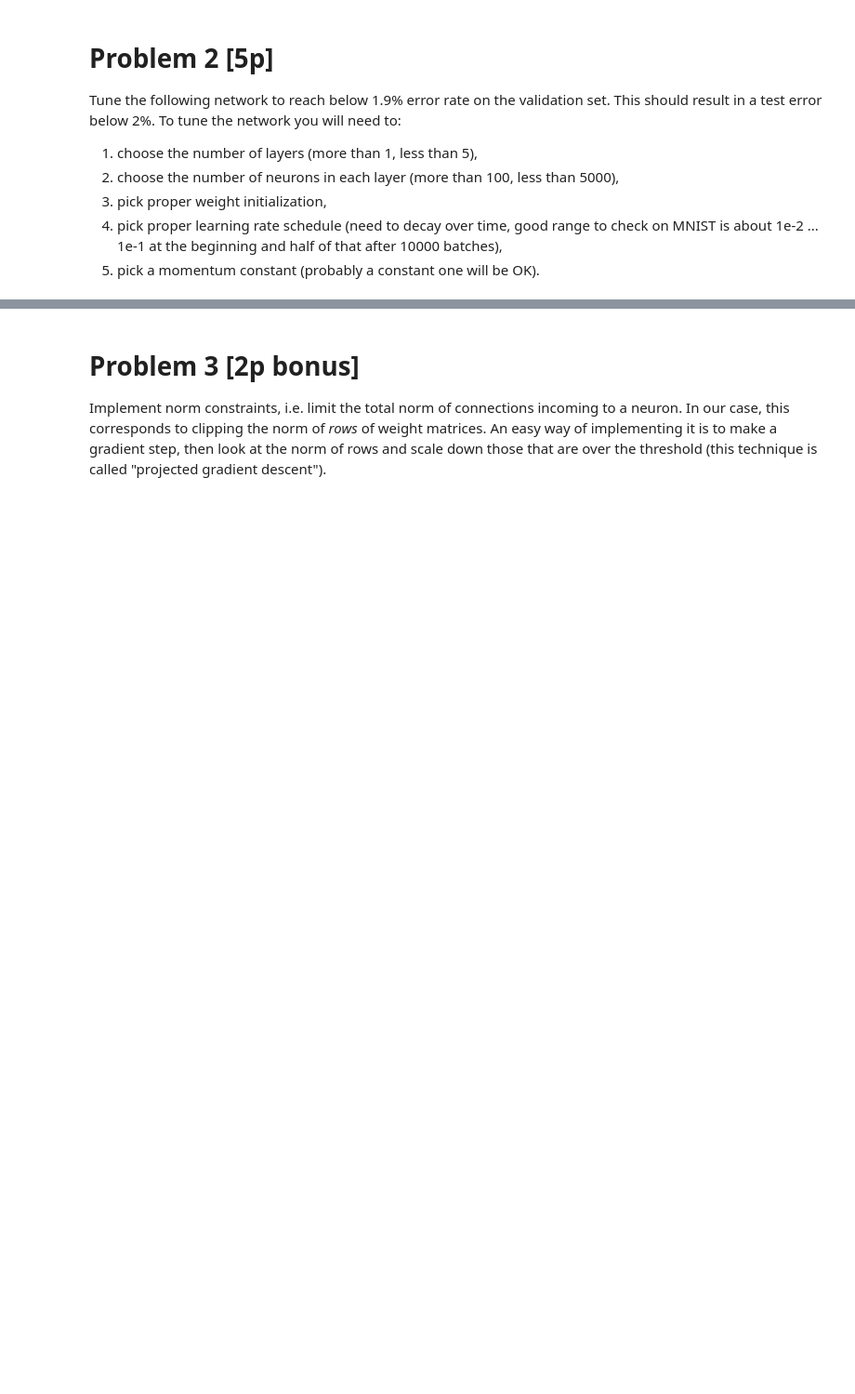
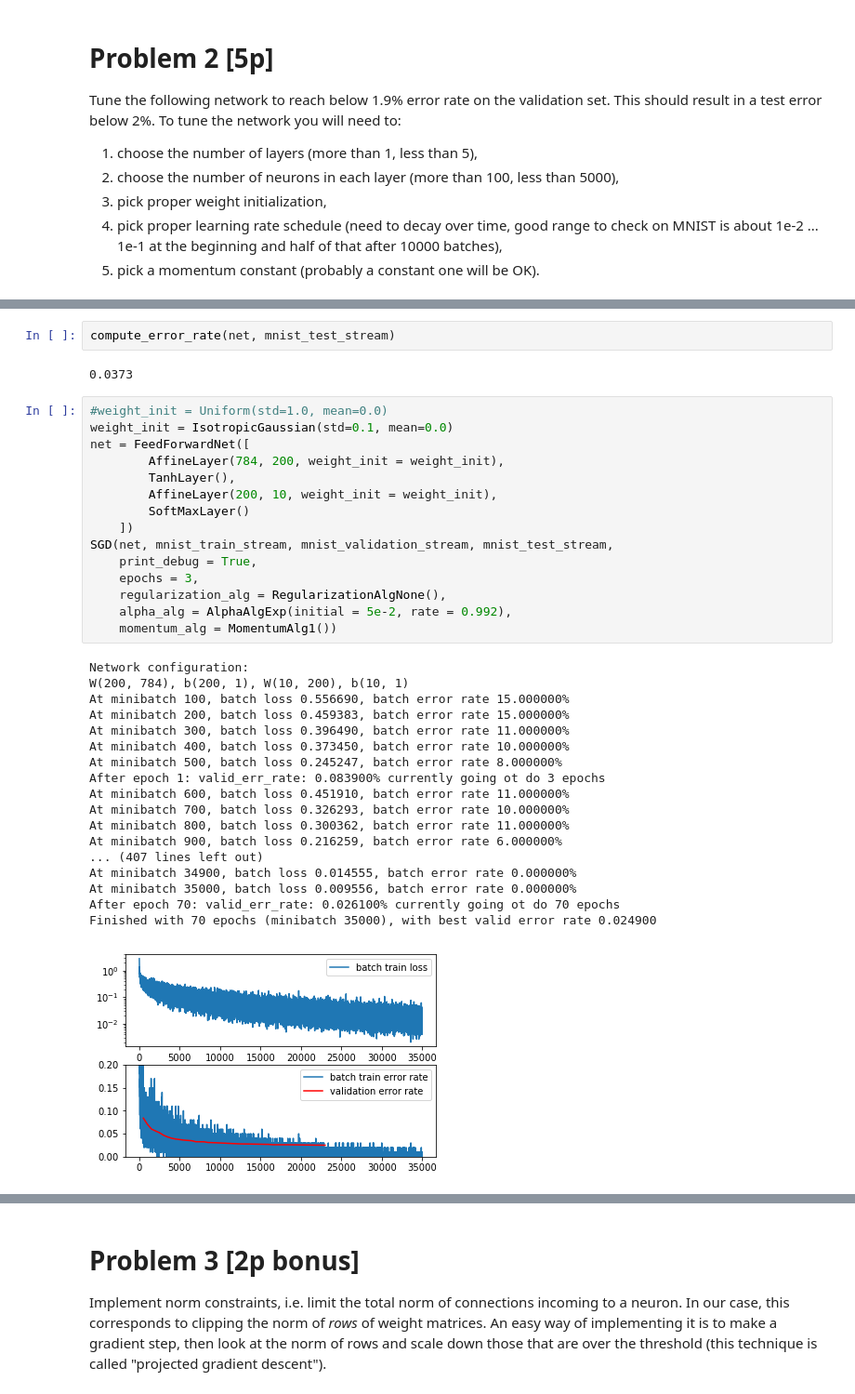
Before and after one commit to swistak35/nn_assignments, a Jupyter notebook: assignment5/Assignment5.ipynb, the cells around one changed output, grey strips where cells are left out. Shown at 93% size. Cells and saved outputs as stored; diff of their text form; blank space fills up the shorter version.

```diff
--- a/assignment5/Assignment5.ipynb
+++ b/assignment5/Assignment5.ipynb
@@ -567,0 +606,38 @@ Finished with 415 epochs (minibatch 207500), with best valid error rate 0.031000
+# %%
+compute_error_rate(net, mnist_test_stream)
+# %% [output]
+0.0373
+# %%
+#weight_init = Uniform(std=1.0, mean=0.0)
+weight_init = IsotropicGaussian(std=0.1, mean=0.0)
+net = FeedForwardNet([
+        AffineLayer(784, 200, weight_init = weight_init),
+        TanhLayer(),
+        AffineLayer(200, 10, weight_init = weight_init),
+        SoftMaxLayer()
+    ])
+SGD(net, mnist_train_stream, mnist_validation_stream, mnist_test_stream,
+    print_debug = True,
+    epochs = 3,
+    regularization_alg = RegularizationAlgNone(),
+    alpha_alg = AlphaAlgExp(initial = 5e-2, rate = 0.992),
+    momentum_alg = MomentumAlg1())
+# %% [output]
+Network configuration:
+W(200, 784), b(200, 1), W(10, 200), b(10, 1)
+At minibatch 100, batch loss 0.556690, batch error rate 15.000000%
+At minibatch 200, batch loss 0.459383, batch error rate 15.000000%
+At minibatch 300, batch loss 0.396490, batch error rate 11.000000%
+At minibatch 400, batch loss 0.373450, batch error rate 10.000000%
+At minibatch 500, batch loss 0.245247, batch error rate 8.000000%
+After epoch 1: valid_err_rate: 0.083900% currently going ot do 3 epochs
+At minibatch 600, batch loss 0.451910, batch error rate 11.000000%
+At minibatch 700, batch loss 0.326293, batch error rate 10.000000%
+At minibatch 800, batch loss 0.300362, batch error rate 11.000000%
+At minibatch 900, batch loss 0.216259, batch error rate 6.000000%
+... (407 lines left out)
+At minibatch 34900, batch loss 0.014555, batch error rate 0.000000%
+At minibatch 35000, batch loss 0.009556, batch error rate 0.000000%
+After epoch 70: valid_err_rate: 0.026100% currently going ot do 70 epochs
+Finished with 70 epochs (minibatch 35000), with best valid error rate 0.024900
+[figure, added]
```
Also changed, not shown: parts of 8 cells of this notebook.
